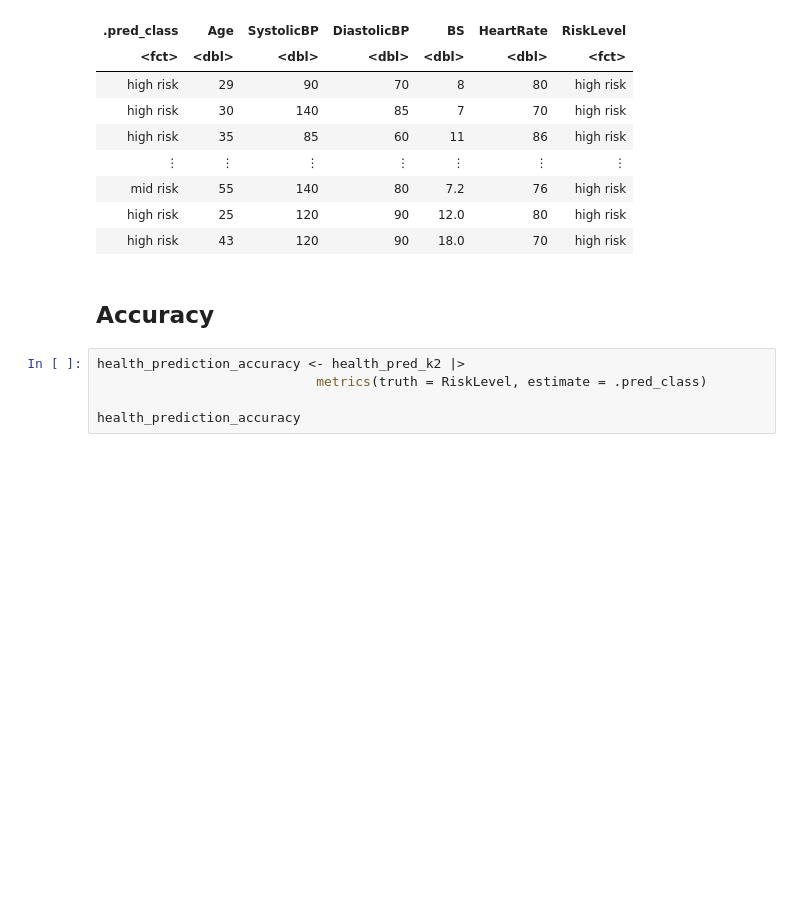
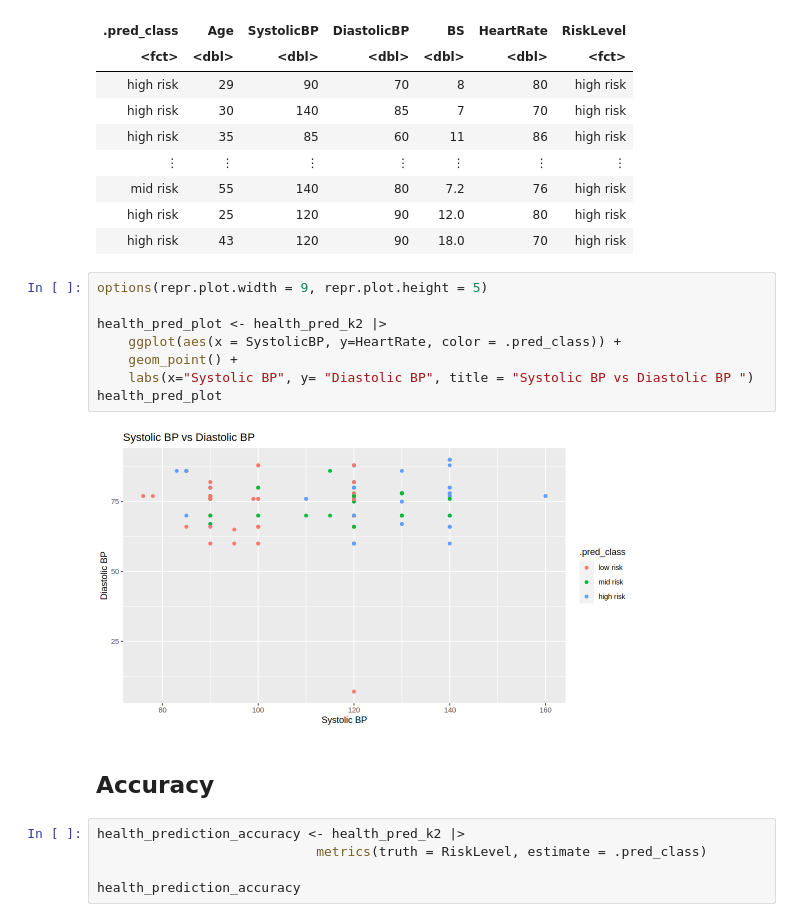
Before and after one commit to aaronardenma/Maternal-Health-Risk-Classifier-Model, a Jupyter notebook: Group_Report.ipynb, the cells around one changed output. Saved outputs shown, nothing was run; the diff lists cells and outputs as text; blank space fills up the shorter version.

Commit message:
Scatter plot to predict new observation
Draft scatter plot

```diff
--- a/Group_Report.ipynb
+++ b/Group_Report.ipynb
@@ -280,8 +280,18 @@ A tibble: 254 × 7
 | mid risk | 55 | 140 | 80 | 7.2 | 76 | high risk |
 | high risk | 25 | 120 | 90 | 12.0 | 80 | high risk |
 | high risk | 43 | 120 | 90 | 18.0 | 70 | high risk |
-# %% [markdown]
-## Accuracy
+# %%
+options(repr.plot.width = 9, repr.plot.height = 5)
+
+health_pred_plot <- health_pred_k2 |>
+    ggplot(aes(x = SystolicBP, y=HeartRate, color = .pred_class)) +
+    geom_point() +
+    labs(x="Systolic BP", y= "Diastolic BP", title = "Systolic BP vs Diastolic BP ")
+health_pred_plot
+# %% [output]
+[figure, added]
+# %% [markdown]
+## Accuracy
 # %%
 health_prediction_accuracy <- health_pred_k2 |>
                             metrics(truth = RiskLevel, estimate = .pred_class)
```
